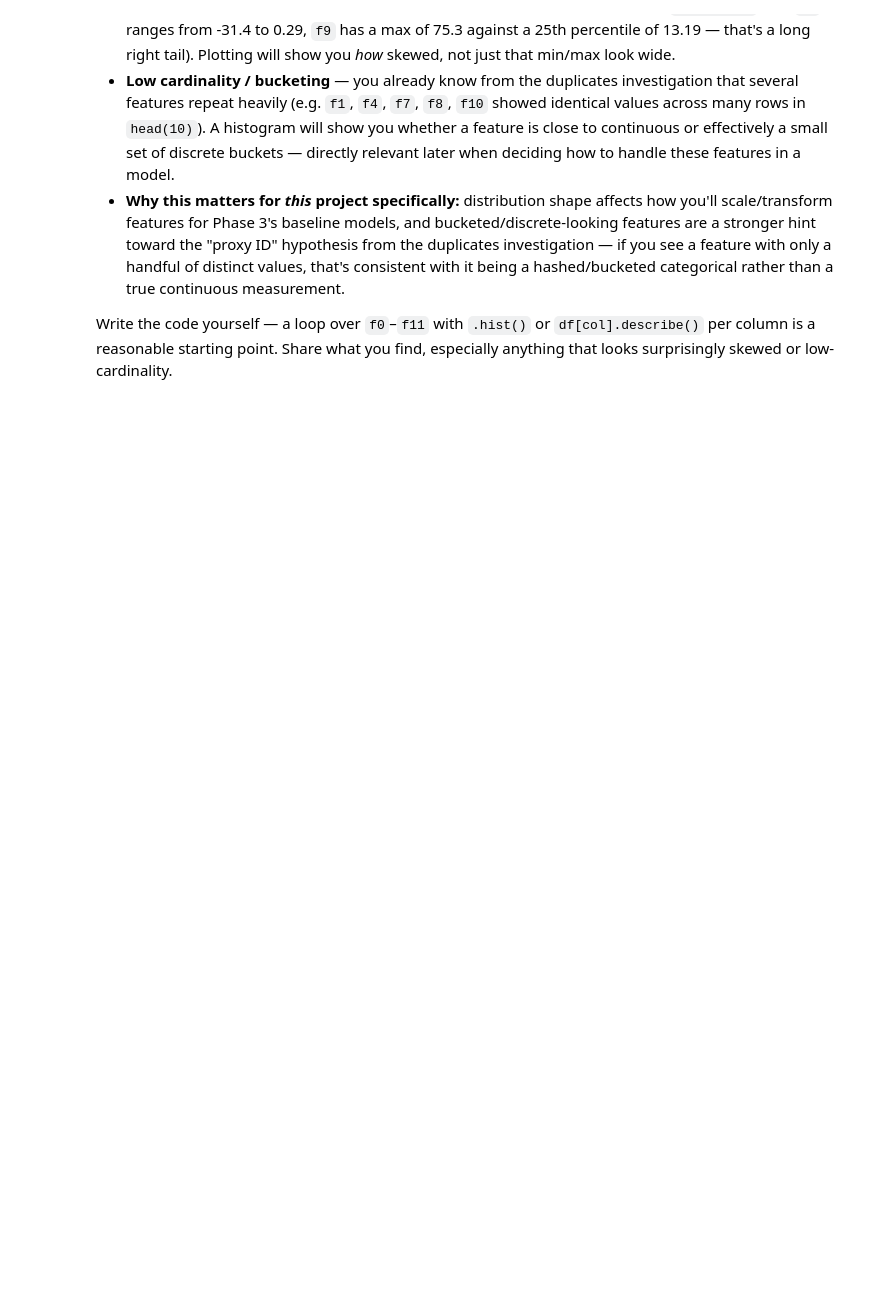
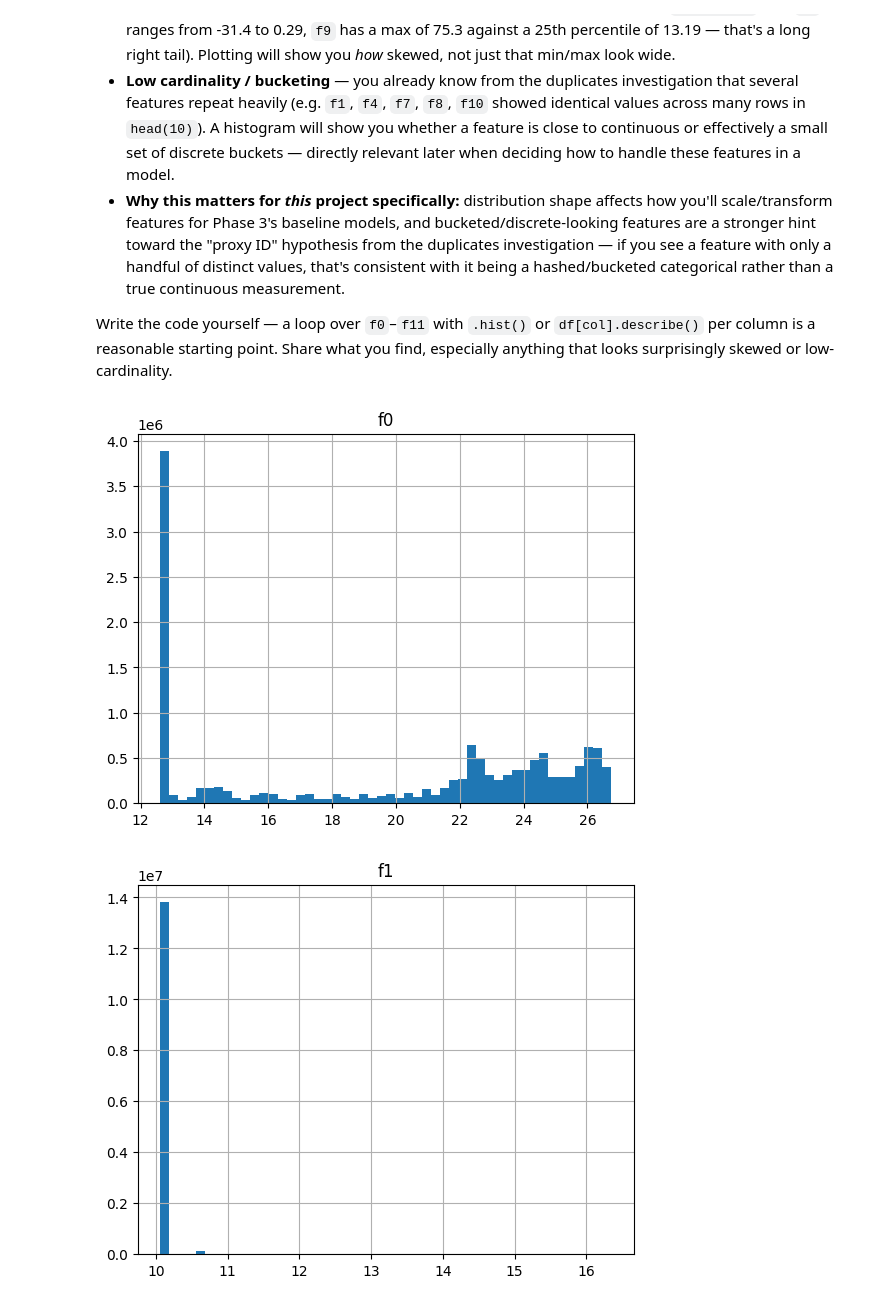
Before and after one commit to harshlohani/marketing-measurement-and-lift, a Jupyter notebook: notebooks/01_data_understanding.ipynb, the cells around one changed output. Saved outputs shown, nothing was run; the diff lists cells and outputs as text; code cells hidden in the pictures; blank space fills up the shorter version.

```diff
--- a/notebooks/01_data_understanding.ipynb
+++ b/notebooks/01_data_understanding.ipynb
@@ -279,3 +279,18 @@ numbers. Specifically worth noticing:
 Write the code yourself — a loop over `f0`–`f11` with `.hist()` or
 `df[col].describe()` per column is a reasonable starting point. Share what
 you find, especially anything that looks surprisingly skewed or low-cardinality.
+# %%
+## checking for histogram
+
+import matplotlib.pyplot as plt
+
+features =['f0','f1','f2','f3','f4','f5','f6','f7','f8','f9','f10','f11']
+
+for feature in features:
+    plt.figure()
+    df[feature].hist(bins=50)
+    plt.title(feature)
+    plt.show()
+# %% [output]
+[figure, added]
+[figure, added]
```
Also changed, not shown: parts of 5 cells of this notebook, 3 other files.
